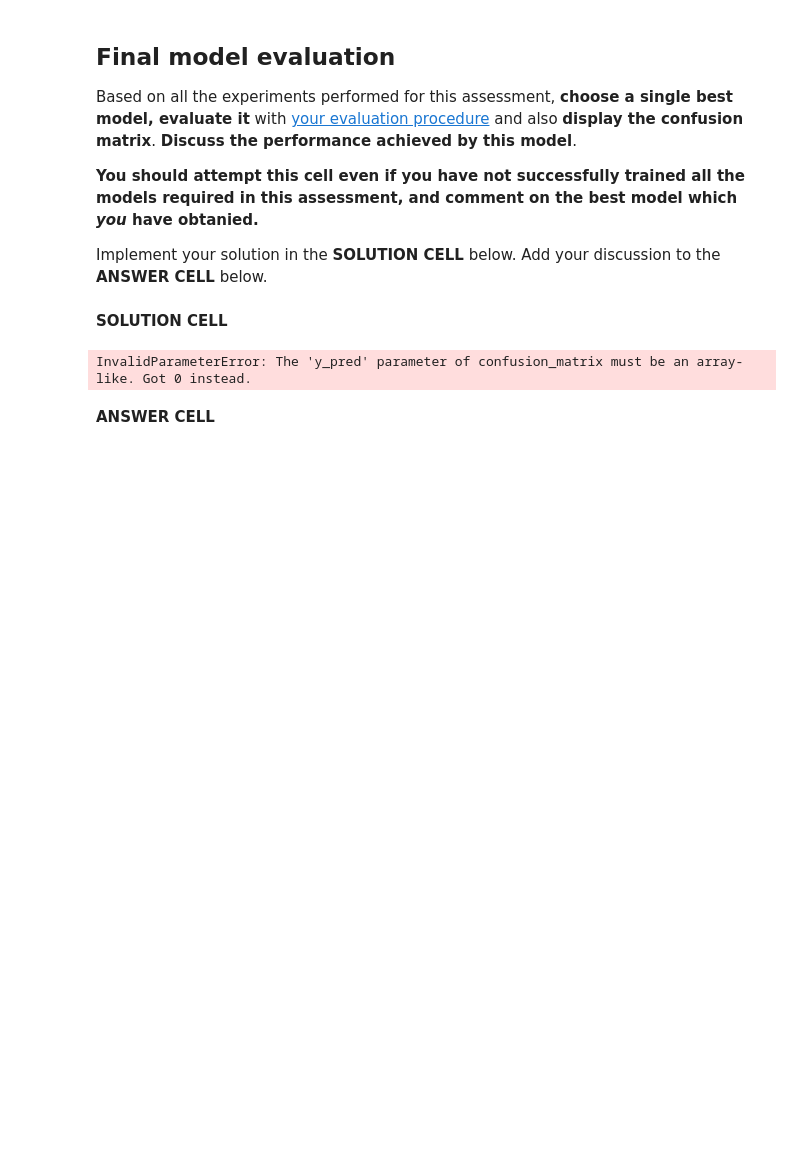
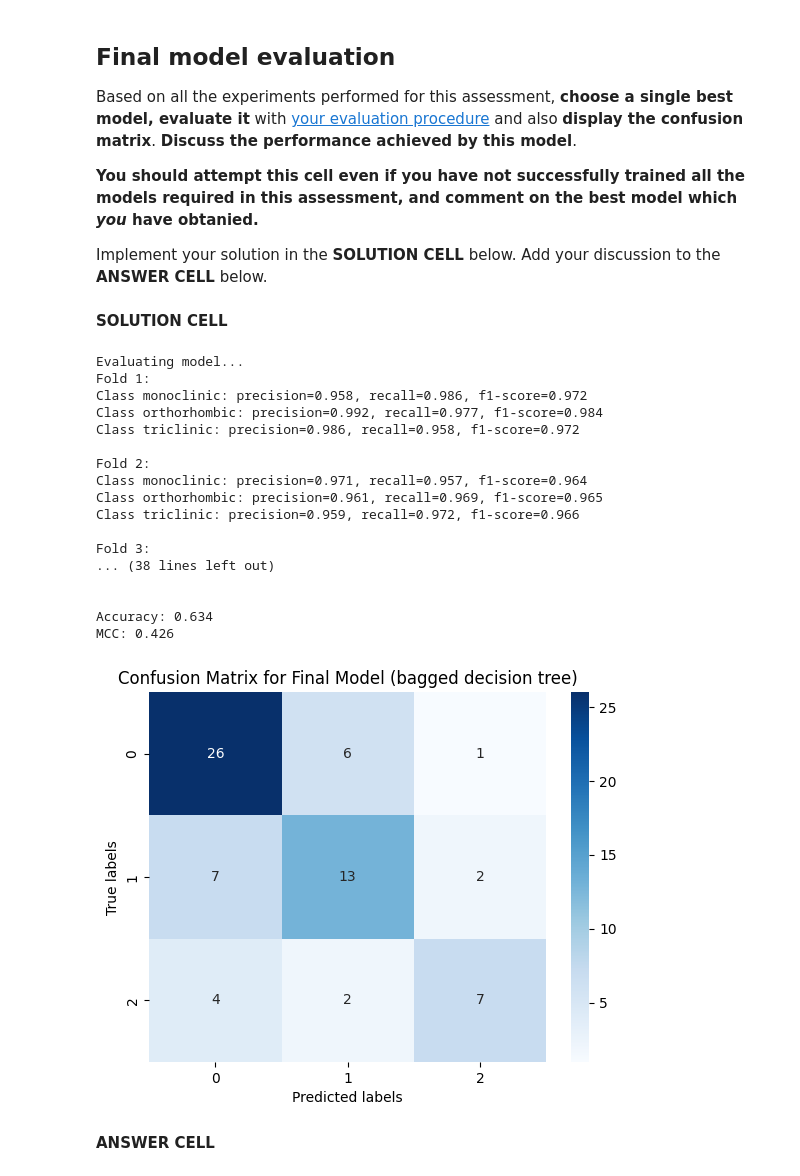
Before and after one commit to mathewsjoyy/MachineLearning-Assessment2, a Jupyter notebook: ML_2324_assessment.ipynb, the cells around one changed output. Drawn from its saved outputs; the diff is of its cells as text; code cells hidden in the pictures; blank space fills up the shorter version.

```diff
--- a/ML_2324_assessment.ipynb
+++ b/ML_2324_assessment.ipynb
@@ -626,22 +635,50 @@ Implement your solution in the **SOLUTION CELL** below. Add your discussion to t
 **SOLUTION CELL**
 # %%
 from sklearn.metrics import confusion_matrix
+import seaborn as sns
 
-final_model = type("DummyClassifier", (object, ), {"predict": lambda self, X: 0 })()
+# Choose the final model
+# Our bagged decision tree model performed the best from the previous evaluations
+final_model = bagged_2
+
+# Fit the final model to the training data
+final_model.fit(X_train, y_train)
+
+# Evaluate the final model
+evaluate_model(final_model, X, y)
 
 # Produce a confusion matrix for the final model
 conf_matrix = confusion_matrix(y_test, final_model.predict(X_test))
 
 # Plot the confusion matrix
 sns.heatmap(conf_matrix, annot=True, cmap='Blues')
 
-# Add a colorbar to the plot
-plt.colorbar()
+plt.xlabel('Predicted labels')
+plt.ylabel('True labels')
+
+plt.title('Confusion Matrix for Final Model (bagged decision tree)')
 
 # Display the plot
 plt.show()
 # %% [output]
-InvalidParameterError: The 'y_pred' parameter of confusion_matrix must be an array-like. Got 0 instead.
+Evaluating model...
+Fold 1:
+Class monoclinic: precision=0.958, recall=0.986, f1-score=0.972
+Class orthorhombic: precision=0.992, recall=0.977, f1-score=0.984
+Class triclinic: precision=0.986, recall=0.958, f1-score=0.972
+
+Fold 2:
+Class monoclinic: precision=0.971, recall=0.957, f1-score=0.964
+Class orthorhombic: precision=0.961, recall=0.969, f1-score=0.965
+Class triclinic: precision=0.959, recall=0.972, f1-score=0.966
+
+Fold 3:
+... (38 lines left out)
+
+
+Accuracy: 0.634
+MCC: 0.426
+[figure, added]
 # %% [markdown]
 **ANSWER CELL**
 # %% [markdown]
```
Also changed, not shown: parts of 13 cells of this notebook.
